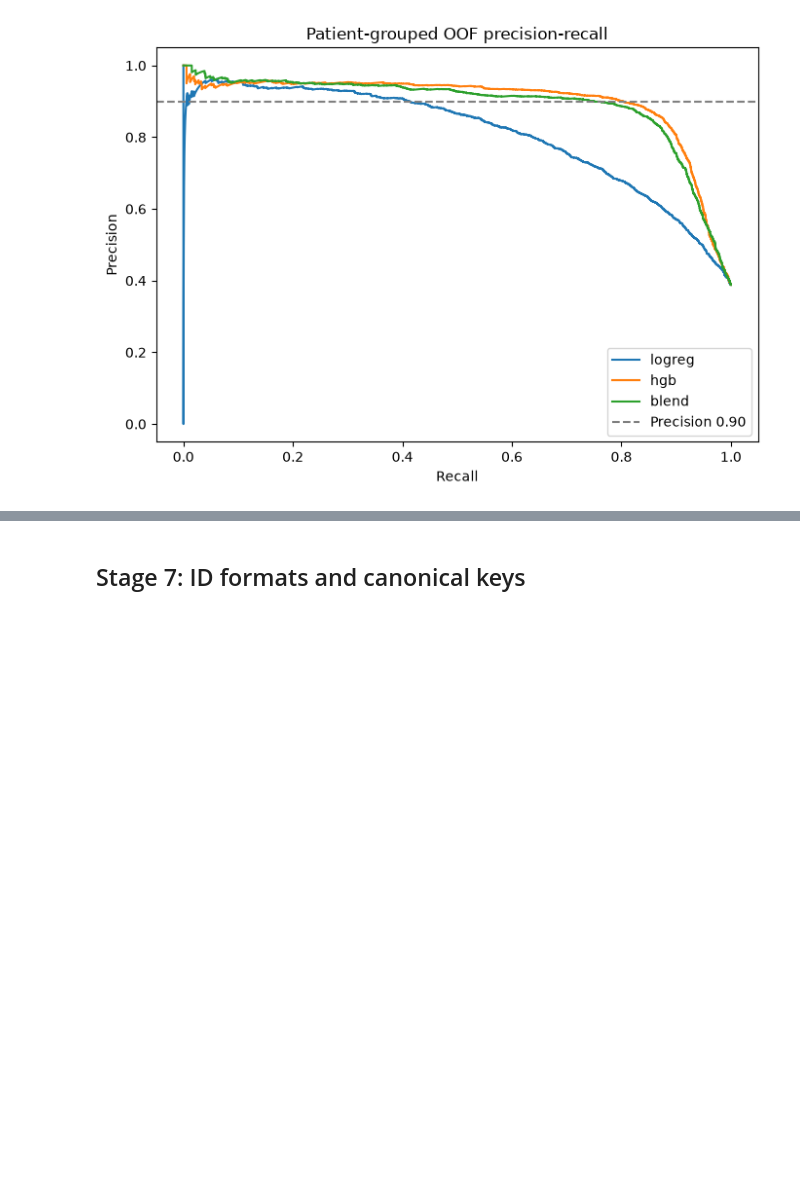
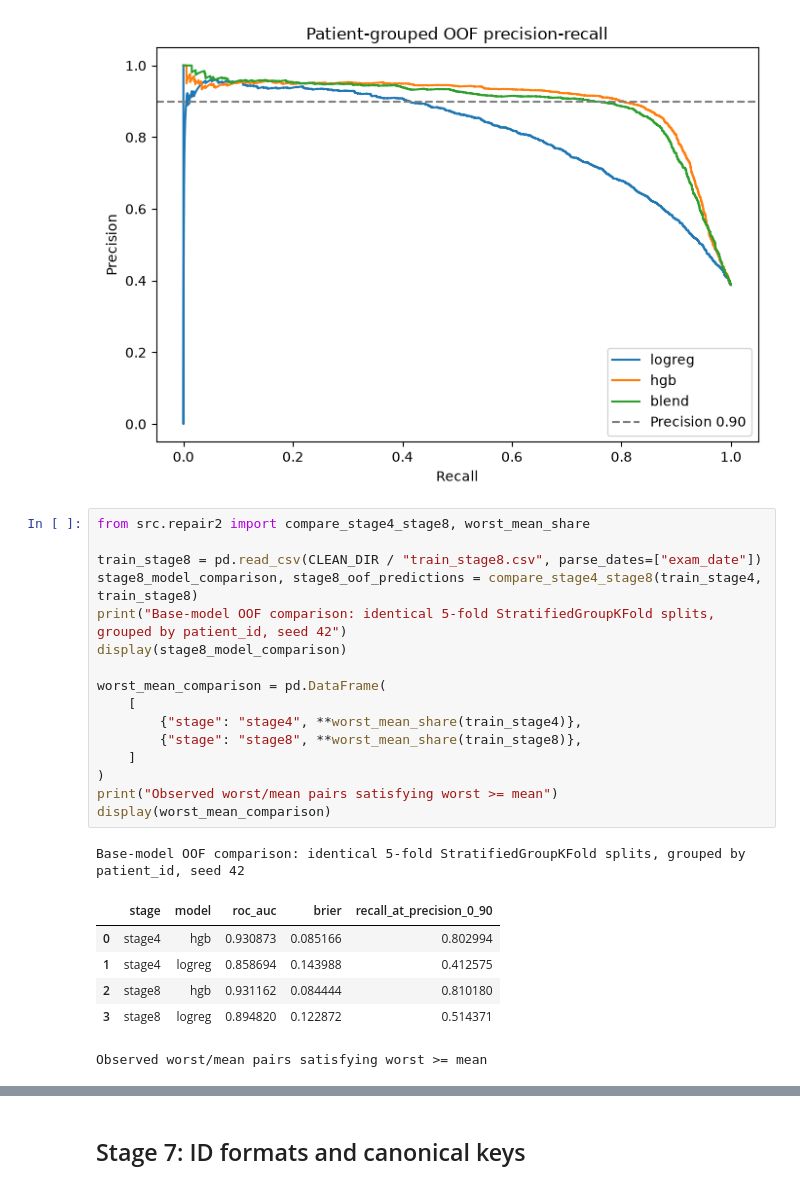
Before and after one commit to JHT127/pink-ai-hackathon, a Jupyter notebook: notebooks/main.ipynb, the cells around one changed output, grey strips where cells are left out. Drawn from its saved outputs; the diff is of its cells as text; blank space fills up the shorter version.

```diff
--- a/notebooks/main.ipynb
+++ b/notebooks/main.ipynb
@@ -864,3 +1096,27 @@ Features (31): ['radius_mean', 'radius_se', 'radius_worst', 'texture_mean', 'tex
 Chosen model: hgb; highest OOF recall at precision >= 0.90 (0.8030); ROC-AUC breaks ties. ROC-AUC=0.9309.
 [figure]
 [figure]
+# %%
+from src.repair2 import compare_stage4_stage8, worst_mean_share
+
+train_stage8 = pd.read_csv(CLEAN_DIR / "train_stage8.csv", parse_dates=["exam_date"])
+stage8_model_comparison, stage8_oof_predictions = compare_stage4_stage8(train_stage4, train_stage8)
+print("Base-model OOF comparison: identical 5-fold StratifiedGroupKFold splits, grouped by patient_id, seed 42")
+display(stage8_model_comparison)
+
+worst_mean_comparison = pd.DataFrame(
+    [
+        {"stage": "stage4", **worst_mean_share(train_stage4)},
+        {"stage": "stage8", **worst_mean_share(train_stage8)},
+    ]
+)
+print("Observed worst/mean pairs satisfying worst >= mean")
+display(worst_mean_comparison)
+# %% [output]
+Base-model OOF comparison: identical 5-fold StratifiedGroupKFold splits, grouped by patient_id, seed 42
+|  | stage | model | roc_auc | brier | recall_at_precision_0_90 |
+| 0 | stage4 | hgb | 0.930873 | 0.085166 | 0.802994 |
+| 1 | stage4 | logreg | 0.858694 | 0.143988 | 0.412575 |
+| 2 | stage8 | hgb | 0.931162 | 0.084444 | 0.810180 |
+| 3 | stage8 | logreg | 0.894820 | 0.122872 | 0.514371 |
+Observed worst/mean pairs satisfying worst >= mean
```
Also changed, not shown: parts of 5 cells of this notebook, 4 other files.
